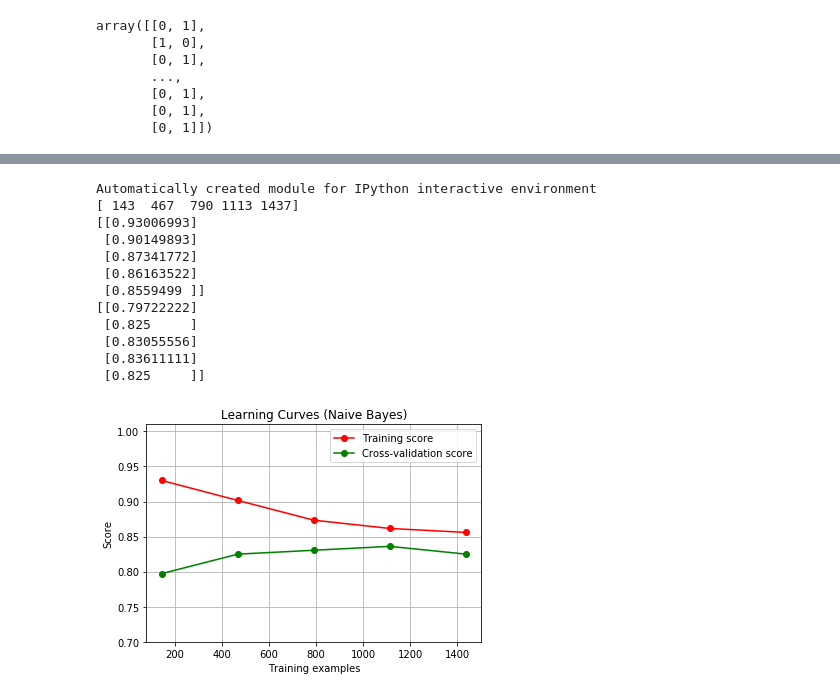
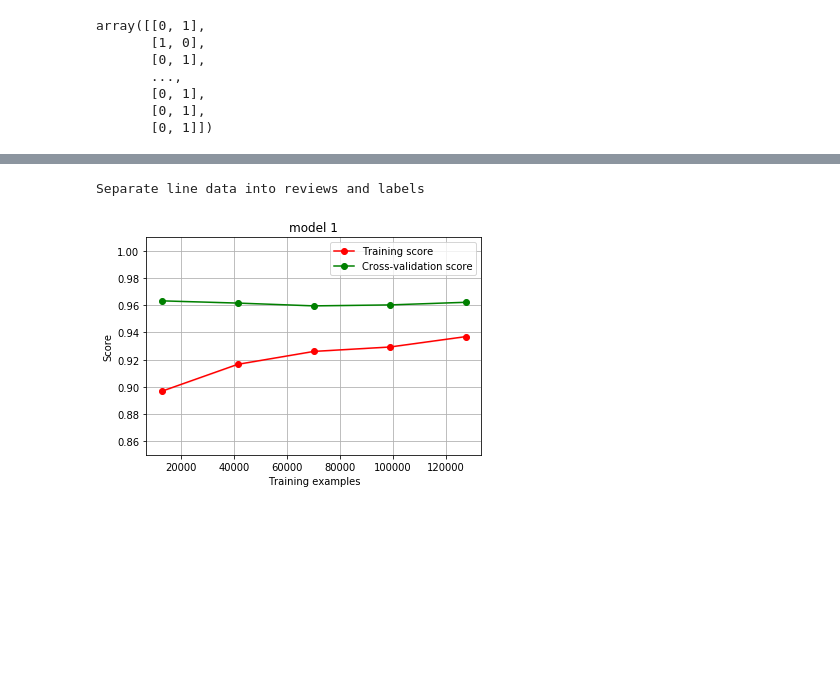
Before and after one commit to cyleefrank/yelp_sentiment_prediction, a Jupyter notebook: model1_improved_preprocessing_learning_curve.ipynb, the cells around one changed output, grey strips where cells are left out. Cells and saved outputs as stored; diff of their text form; code cells hidden in the pictures; blank space fills up the shorter version.

Commit message:
learning curve

```diff
--- a/model1_improved_preprocessing_learning_curve.ipynb
+++ b/model1_improved_preprocessing_learning_curve.ipynb
@@ -336,7 +336,7 @@ from sklearn.model_selection import learning_curve
 from sklearn.model_selection import ShuffleSplit
 
 
-def plot_learning_curve(title, X, y, train_sizes,train_scores,test_scores):
+def plot_learning_curve(title, train_sizes,train_scores,test_scores, ylim=(0.80, 1.01)):
     """
     Generate a simple plot of the test and training learning curve.
 
@@ -417,33 +417,17 @@ def plot_learning_curve(title, X, y, train_sizes,train_scores,test_scores):
 
     plt.legend(loc="best")
     return plt
-
-
-digits = load_digits()
-X, y = digits.data, digits.target
-
-
-title = "Learning Curves (Naive Bayes)"
-# Cross validation with 100 iterations to get smoother mean test and train
-# score curves, each time with 20% data randomly selected as a validation set.
-cv = ShuffleSplit(n_splits=1, test_size=0.2, random_state=0)
-
-estimator = GaussianNB()
-plot_learning_curve(estimator, title, X, y, ylim=(0.7, 1.01), cv=cv, n_jobs=4)
-
-
-plt.show()
 # %% [output]
-Automatically created module for IPython interactive environment
-[ 143  467  790 1113 1437]
-[[0.93006993]
- [0.90149893]
- [0.87341772]
- [0.86163522]
- [0.8559499 ]]
-[[0.79722222]
- [0.825     ]
- [0.83055556]
- [0.83611111]
- [0.825     ]]
+Separate line data into reviews and labels
-[figure, removed]
+# %%
+train_scores = [0.89675,
+0.9165833333333333,
+0.9260833333333334,
+0.9293333333333333,
+0.937]
+test_scores_2 = [[s] for s in test_scores]
+train_scores_2 = [[s] for s in train_scores]
+plot_learning_curve("model 1", train_sizes,train_scores_2,test_scores_2, ylim=(0.85, 1.01))
+plt.show()
+# %% [output]
+[figure, added]
```
Also changed, not shown: parts of 1 cell of this notebook.
